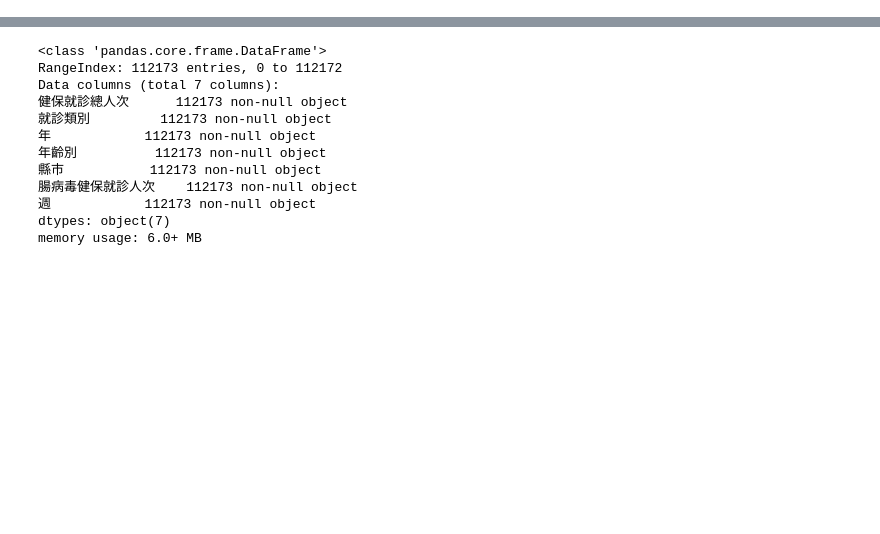
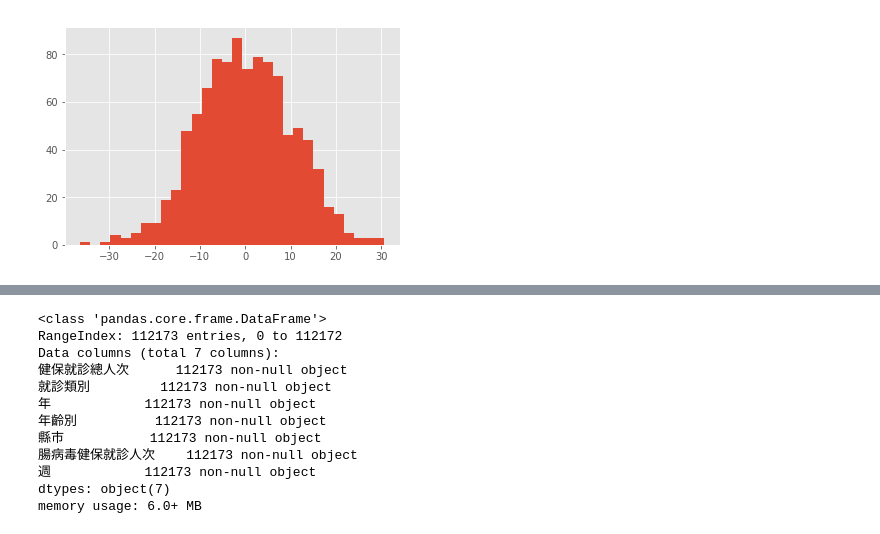
Before and after one commit to alabtsai/FGU-Class, a Jupyter notebook: Lecture_0530.ipynb, the cells around one changed output, grey strips where cells are left out. Saved outputs shown, nothing was run; the diff lists cells and outputs as text; code cells hidden in the pictures; blank space fills up the shorter version.

```diff
--- a/Lecture_0530.ipynb
+++ b/Lecture_0530.ipynb
@@ -0,0 +22,5 @@
+# %%
+plt.hist(x,bins=30)
+plt.show()
+# %% [output]
+[figure, added]
```
Also changed, not shown: parts of 12 cells of this notebook.
